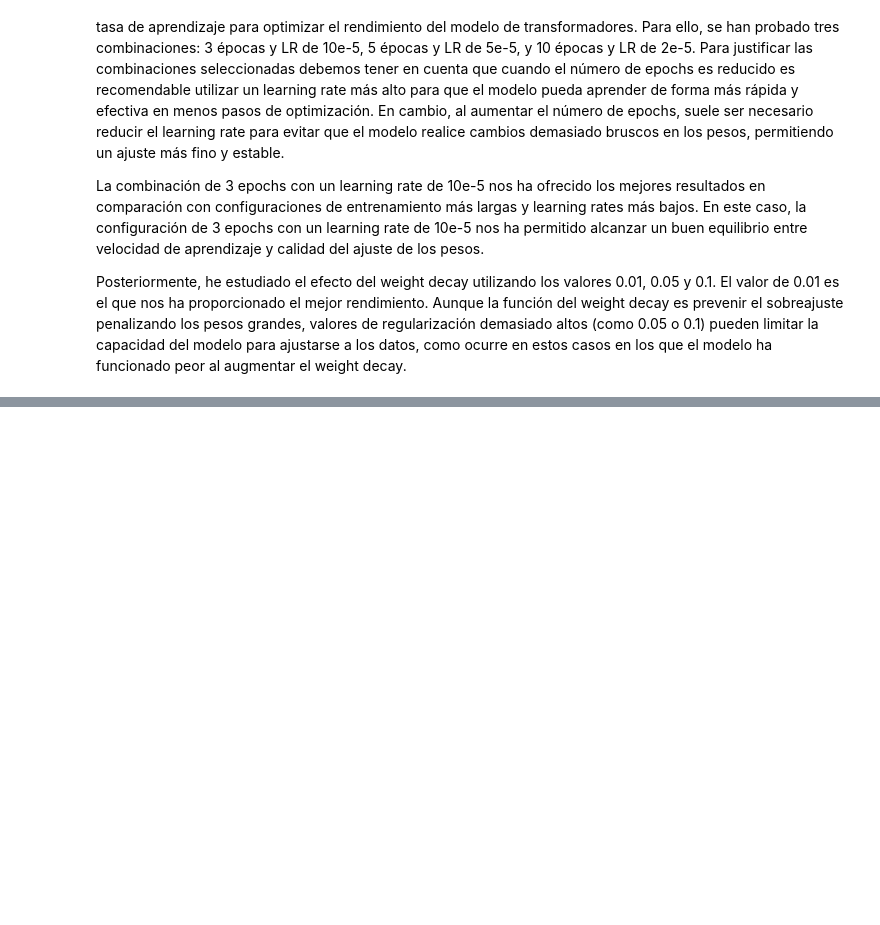
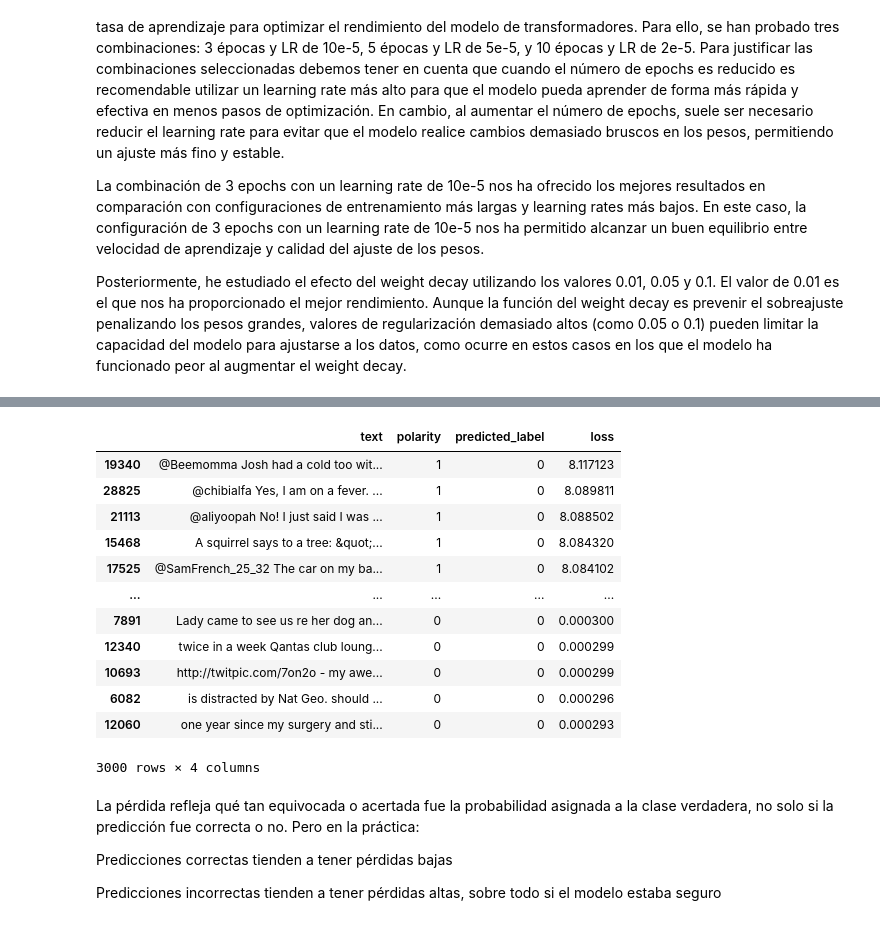
Before and after one commit to ju-mava/analisis-sentimiento-trabajo-final-p4, a Jupyter notebook: A5_Machetti_Vallverdú_Júlia.ipynb, the cells around one changed output, grey strips where cells are left out. Drawn from its saved outputs; the diff is of its cells as text; code cells hidden in the pictures; blank space fills up the shorter version.

```diff
--- a/A5_Machetti_Vallverdú_Júlia.ipynb
+++ b/A5_Machetti_Vallverdú_Júlia.ipynb
@@ -816,0 +985,2 @@ Posteriormente, he estudiado el efecto del weight decay utilizando los valores 0
+# %%
+df_test["predicted_label"] = y_pred
@@ -816,0 +1003,43 @@ Posteriormente, he estudiado el efecto del weight decay utilizando los valores 0
+# %%
+import torch
+import torch.nn as nn
+import numpy as np
+
+# Paso 1: Obtener los logits y convertirlos a tensores de PyTorch
+logits = torch.tensor(preds_output.predictions)  # [n_samples, n_classes]
+true_labels = torch.tensor(y_true)              # [n_samples]
+
+# Paso 2: Definir la función de pérdida (sin reducción)
+loss_fn = nn.CrossEntropyLoss(reduction='none')
+
+# Paso 3: Calcular la pérdida por ejemplo
+# cross_entropy espera logits sin softmax
+per_sample_loss = loss_fn(logits, true_labels)  # [n_samples]
+
+# Paso 4: Añadir la pérdida al DataFrame
+df_test["loss"] = per_sample_loss.detach().numpy()
+
+# Paso 5: Ordenar por pérdida (de mayor a menor, por ejemplo)
+df_test_sorted = df_test.sort_values(by="loss", ascending=False)
+# %%
+df_test_sorted
+# %% [output]
+|  | text | polarity | predicted_label | loss |
+| 19340 | @Beemomma Josh had a cold too wit... | 1 | 0 | 8.117123 |
+| 28825 | @chibialfa Yes, I am on a fever. ... | 1 | 0 | 8.089811 |
+| 21113 | @aliyoopah No! I just said I was ... | 1 | 0 | 8.088502 |
+| 15468 | A squirrel says to a tree: &quot;... | 1 | 0 | 8.084320 |
+| 17525 | @SamFrench_25_32 The car on my ba... | 1 | 0 | 8.084102 |
+| ... | ... | ... | ... | ... |
+| 7891 | Lady came to see us re her dog an... | 0 | 0 | 0.000300 |
+| 12340 | twice in a week Qantas club loung... | 0 | 0 | 0.000299 |
+| 10693 | http://twitpic.com/7on2o - my awe... | 0 | 0 | 0.000299 |
+| 6082 | is distracted by Nat Geo. should ... | 0 | 0 | 0.000296 |
+| 12060 | one year since my surgery and sti... | 0 | 0 | 0.000293 |
+3000 rows × 4 columns
+# %% [markdown]
+La pérdida refleja qué tan equivocada o acertada fue la probabilidad asignada a la clase verdadera, no solo si la predicción fue correcta o no. Pero en la práctica:
+
+Predicciones correctas tienden a tener pérdidas bajas
+
+Predicciones incorrectas tienden a tener pérdidas altas, sobre todo si el modelo estaba seguro
```
Also changed, not shown: parts of 36 cells of this notebook.
